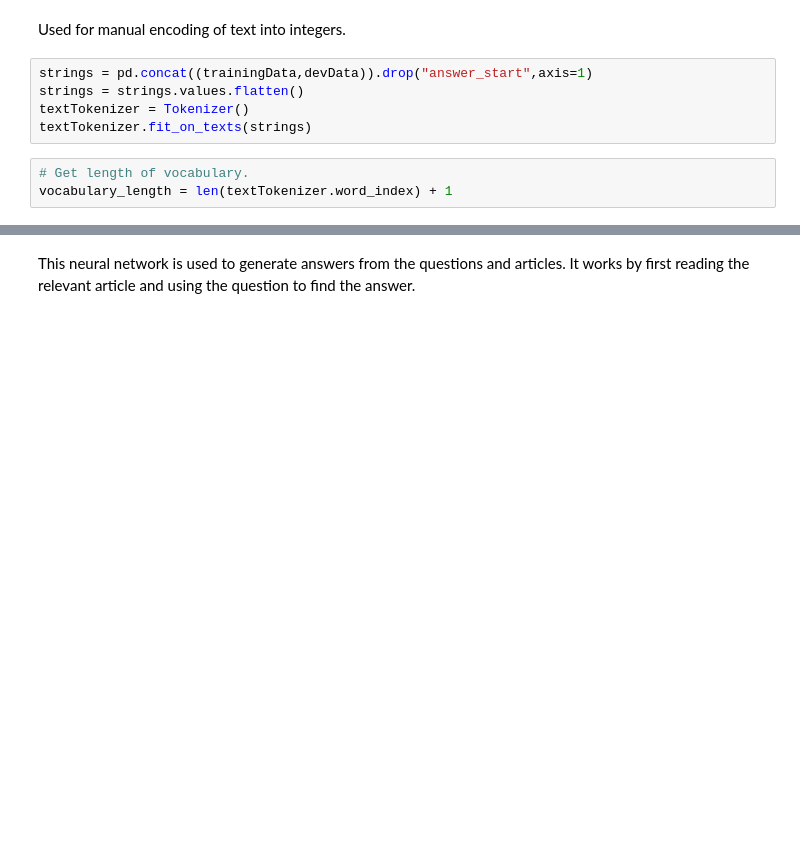
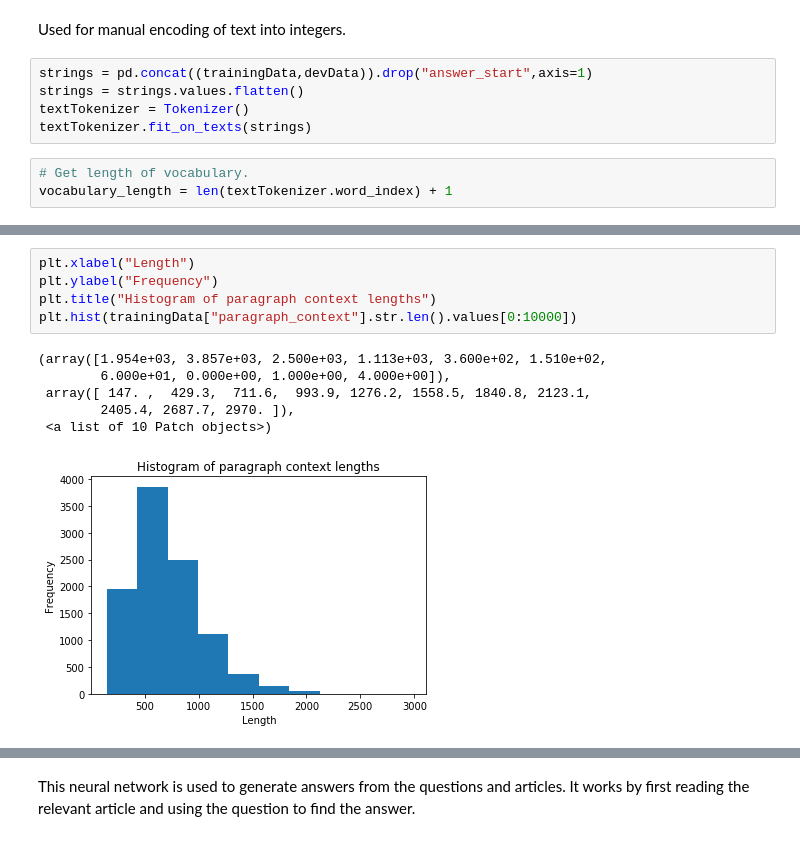
Before and after one commit to moonman239/Capstone-project, a Jupyter notebook: Capstone_project_merged.ipynb, the cells around one changed output, grey strips where cells are left out. Saved outputs shown, nothing was run; the diff lists cells and outputs as text; blank space fills up the shorter version.

```diff
--- a/Capstone_project_merged.ipynb
+++ b/Capstone_project_merged.ipynb
@@ -273,0 +311,12 @@ contextTokenized_train = pad_sequences(contextTokenized_train,maxlen=max_length_
+# %%
+plt.xlabel("Length")
+plt.ylabel("Frequency")
+plt.title("Histogram of paragraph context lengths")
+plt.hist(trainingData["paragraph_context"].str.len().values[0:10000])
+# %% [output]
+(array([1.954e+03, 3.857e+03, 2.500e+03, 1.113e+03, 3.600e+02, 1.510e+02,
+        6.000e+01, 0.000e+00, 1.000e+00, 4.000e+00]),
+ array([ 147. ,  429.3,  711.6,  993.9, 1276.2, 1558.5, 1840.8, 2123.1,
+        2405.4, 2687.7, 2970. ]),
+ <a list of 10 Patch objects>)
+[figure, added]
```
Also changed, not shown: parts of 157 cells of this notebook.
